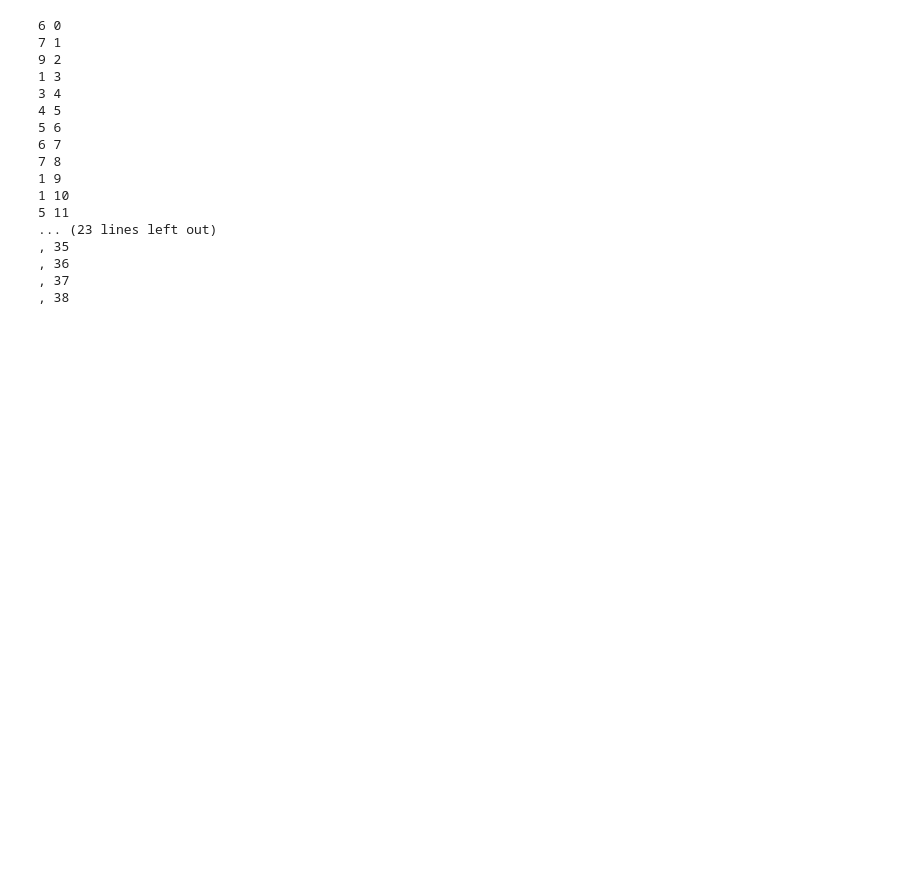
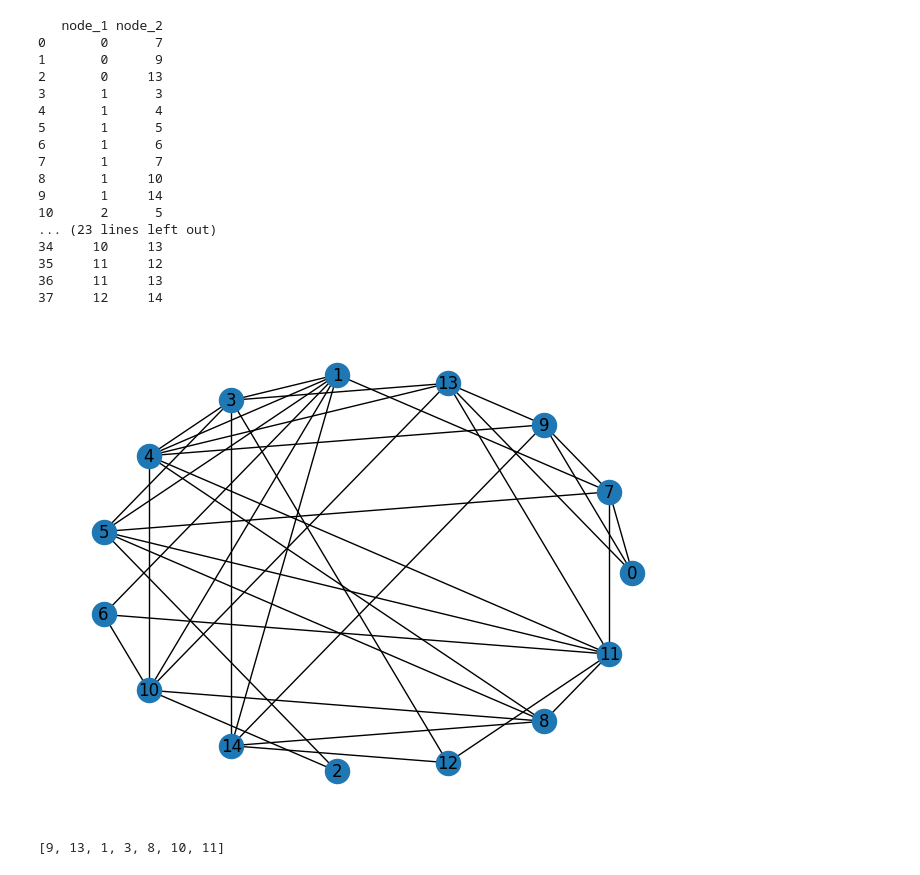
Before and after one commit to Jansen-Alves/Coloring_Graph, a Jupyter notebook: main/teste.ipynb, the cells around one changed output. Cells and saved outputs as stored; diff of their text form; code cells hidden in the pictures; blank space fills up the shorter version.

```diff
--- a/main/teste.ipynb
+++ b/main/teste.ipynb
@@ -57,26 +43,48 @@ node_1 = []
 node_2 = []
 
 for i, cont in zip(arestas, range(len(arestas))):
+    if cont == 0:
+         continue
     node_1.append(i.split(',')[0])
     node_2.append(i.split(',')[1])
 
 
-df = pd.DataFrame({'node_1':node_1, 'node_2':node_2})
+df = pd.DataFrame({'node_1': node_1, 'node_2': node_2})
+
+print(df)
 # %% [output]
-6 0
-7 1
-9 2
-1 3
-3 4
-4 5
-5 6
-6 7
-7 8
-1 9
-1 10
-5 11
+   node_1 node_2
+0       0      7
+1       0      9
+2       0     13
+3       1      3
+4       1      4
+5       1      5
+6       1      6
+7       1      7
+8       1     10
+9       1     14
+10      2      5
 ... (23 lines left out)
-, 35
-, 36
-, 37
-, 38
+34     10     13
+35     11     12
+36     11     13
+37     12     14
+# %%
+G_l = nx.from_pandas_edgelist(
+    df,
+    "node_1",
+    "node_2",
+    create_using=nx.Graph())
+
+nx.draw_circular(G_l, with_labels= True)
+plt.show()
+# teste para verificar vizinhos
+G2 = nx.read_edgelist("grafoBase.csv", delimiter=",")
+# %% [output]
+[figure, added]
+# %%
+G2 = nx.relabel_nodes(G2, lambda x: int(x))
+print(list(G2.neighbors(4)))
+# %% [output]
+[9, 13, 1, 3, 8, 10, 11]
```
Also changed, not shown: parts of 1 cell of this notebook, 2 other files.
